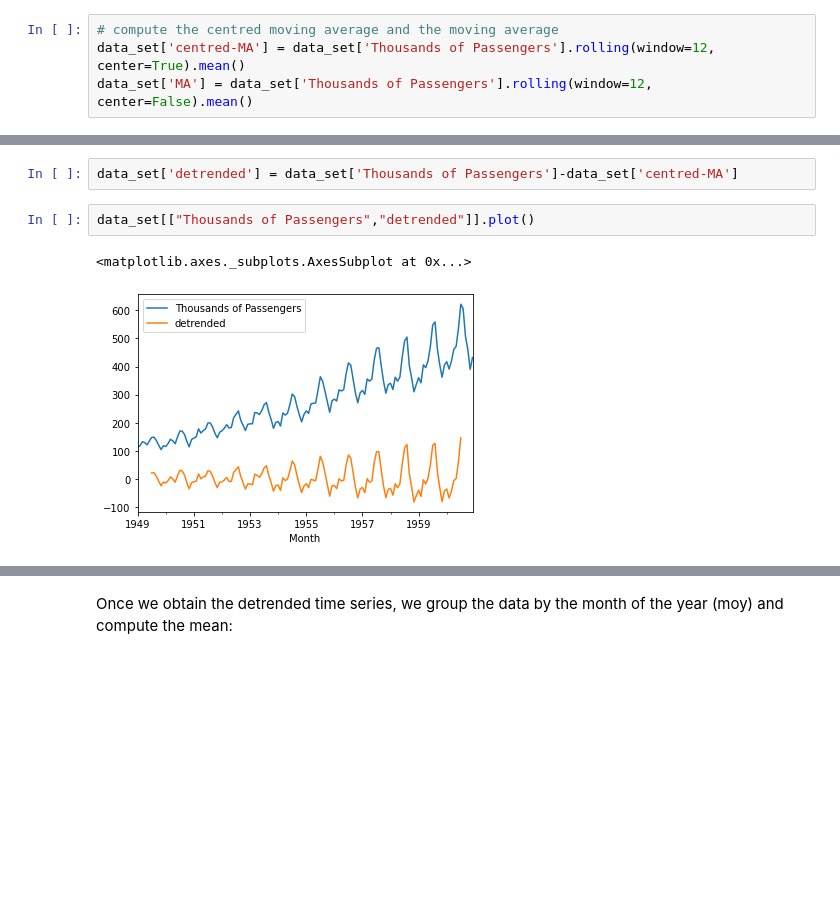
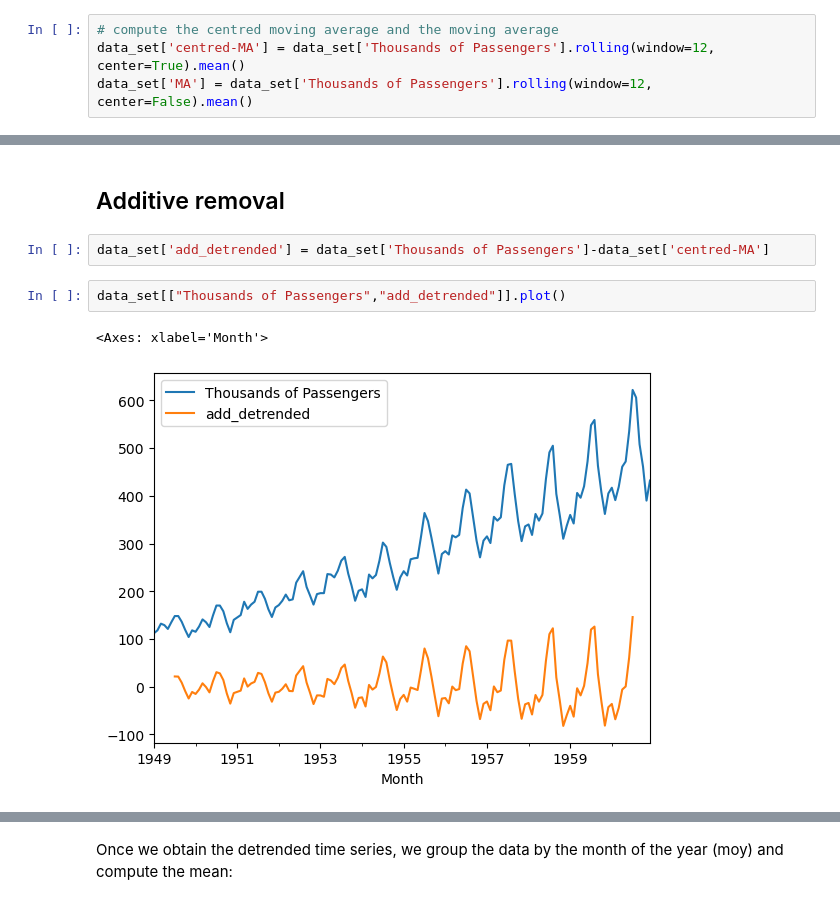
Before and after one commit to Streaming-Data-Analytics/Courseware, a Jupyter notebook: Streaming Data Science/Time-Series Analytics/TSA_04b_RemovingSeasonality.ipynb, the cells around one changed output, grey strips where cells are left out. Drawn from its saved outputs; the diff is of its cells as text; blank space fills up the shorter version.

```diff
--- a/Streaming Data Science/Time-Series Analytics/TSA_04b_RemovingSeasonality.ipynb
+++ b/Streaming Data Science/Time-Series Analytics/TSA_04b_RemovingSeasonality.ipynb
@@ -30,8 +30,10 @@ plt.show()
+# %% [markdown]
+## Additive removal
 # %%
-data_set['detrended'] = data_set['Thousands of Passengers']-data_set['centred-MA']
+data_set['add_detrended'] = data_set['Thousands of Passengers']-data_set['centred-MA']
 # %%
-data_set[["Thousands of Passengers","detrended"]].plot()
+data_set[["Thousands of Passengers","add_detrended"]].plot()
 # %% [output]
-<matplotlib.axes._subplots.AxesSubplot at 0x...>
+<Axes: xlabel='Month'>
-[figure, old version]
+[figure, new version]
 # %%
```
Also changed, not shown: parts of 26 cells of this notebook, 3 other files.
